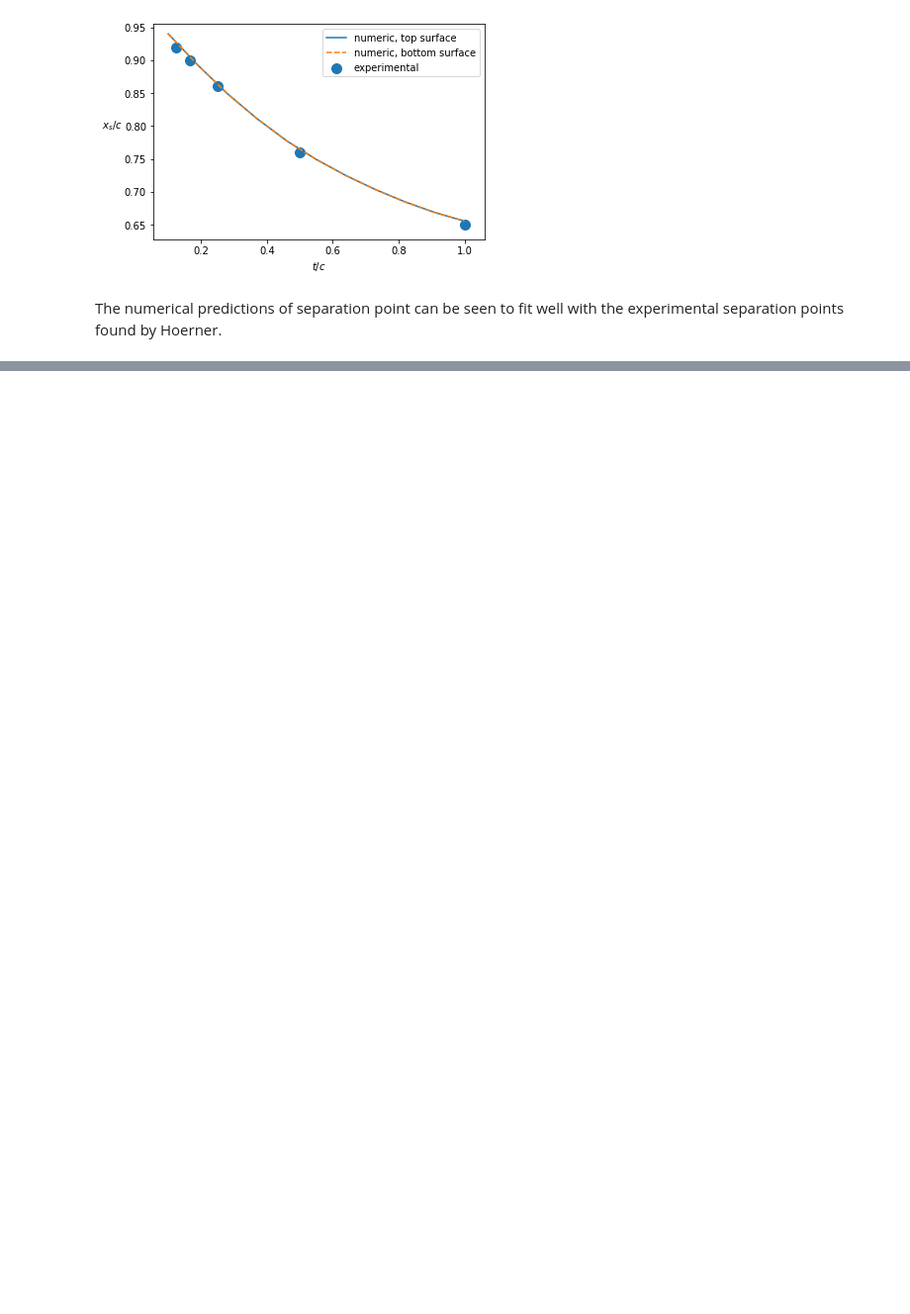
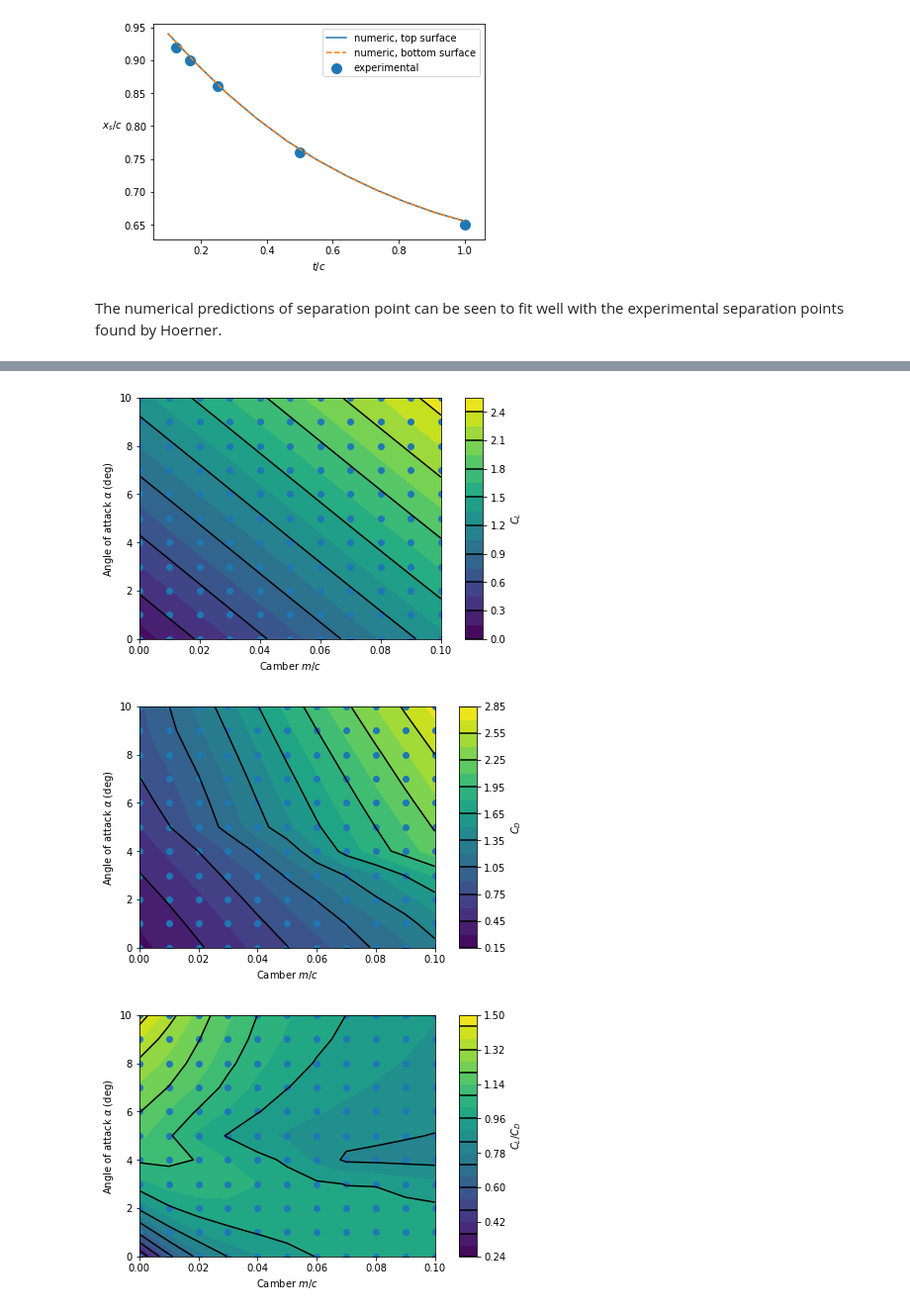
Before and after one commit to Papadopolous/MarineHydro, a Jupyter notebook: AssignmentReport.ipynb, the cells around one changed output, grey strips where cells are left out. Shown at 99% size. Saved outputs shown, nothing was run; the diff lists cells and outputs as text; code cells hidden in the pictures; blank space fills up the shorter version.

```diff
--- a/AssignmentReport.ipynb
+++ b/AssignmentReport.ipynb
@@ -662,8 +688,7 @@ t_c = np.linspace(0.1,1,11)
 xs_top = []
 xs_bot = []
 for i in t_c:
-    xs, ys = ellipse_sep(i, N=128)
-    x_top, x_bot = xs
+    x_top, x_bot, _, _ = ellipse_sep(i, N=128)
     xs_top.append(x_top)
     xs_bot.append(x_bot)
 plt.plot(t_c,xs_top, label='numeric, top surface')
@@ -685,12 +705,0 @@ Studing performance metrics $C_L$, $C_D$ and the location of the separation poin
-# %%
-@np.vectorize
-def test_naca4(m_c, alpha, N=128):
-    foil = make_naca4(N=N, m=m_c)
-
-    added_mass_coeffs = added_mass(foil)
-
-    foil.solve_gamma_O2(alpha, kutta=[(0,-1)])
-    CL = C_L(foil, alpha)
-    CD = C_D(foil)
-    sep_coords = sep_point(foil)
-    return CL, CD, sep_coords, added_mass_coeffs
@@ -721,0 +769,5 @@ ValueError: setting an array element with a sequence.
+# %%
+m_c = np.arange(0, 0.11, 0.01)
+alpha = np.deg2rad( np.arange(0, 11, 1) )
+
+CL_list, CD_list, sep_list = parametric_study(alpha, m_c)
@@ -721,0 +778,48 @@ ValueError: setting an array element with a sequence.
+# %%
+test_locs_x = np.array([m_c for i in alpha]).T
+test_locs_y= np.rad2deg([alpha for i in m_c])
+
+
+fig1, ax2 = plt.subplots(constrained_layout=True)
+contour_plot = ax2.contourf(m_c, np.rad2deg(alpha), CL_list, 20)
+ax2.set_xlabel(r'Camber $m/c$')
+ax2.set_ylabel(r'Angle of attack $\alpha$ (deg)')
+contour_plot2 = ax2.contour(contour_plot, levels=contour_plot.levels[::2], colors='k', origin='lower')
+cbar = fig1.colorbar(contour_plot)
+cbar.ax.set_ylabel(r'$C_L$')
+cbar.add_lines(contour_plot2)
+plt.scatter(test_locs_x, test_locs_y)
+ax2.set_xlim(0, max(m_c))
+ax2.set_ylim(0, np.rad2deg(max(alpha)))
+plt.show()
+
+fig1, ax2 = plt.subplots(constrained_layout=True)
+contour_plot = ax2.contourf(m_c, np.rad2deg(alpha), CD_list, 20)
+ax2.set_xlabel(r'Camber $m/c$')
+ax2.set_ylabel(r'Angle of attack $\alpha$ (deg)')
+contour_plot2 = ax2.contour(contour_plot, levels=contour_plot.levels[::2], colors='k', origin='lower')
+cbar = fig1.colorbar(contour_plot)
+cbar.ax.set_ylabel(r'$C_D$')
+cbar.add_lines(contour_plot2)
+plt.scatter(test_locs_x, test_locs_y)
+ax2.set_xlim(0, max(m_c))
+ax2.set_ylim(0, np.rad2deg(max(alpha)))
+plt.show()
+
+LiftDrag_ratio = np.array(CL_list)/np.array(CD_list)
+fig1, ax2 = plt.subplots(constrained_layout=True)
+contour_plot = ax2.contourf(m_c, np.rad2deg(alpha), LiftDrag_ratio, 20)
+ax2.set_xlabel(r'Camber $m/c$')
+ax2.set_ylabel(r'Angle of attack $\alpha$ (deg)')
+contour_plot2 = ax2.contour(contour_plot, levels=contour_plot.levels[::2], colors='k', origin='lower')
+cbar = fig1.colorbar(contour_plot)
+cbar.ax.set_ylabel(r'$C_L/C_D$')
+cbar.add_lines(contour_plot2)
+plt.scatter(test_locs_x, test_locs_y)
+ax2.set_xlim(0, max(m_c))
+ax2.set_ylim(0, np.rad2deg(max(alpha)))
+plt.show()
+# %% [output]
+[figure, added]
+[figure, added]
+[figure, added]
```
Also changed, not shown: parts of 31 cells of this notebook, 1 other file.
